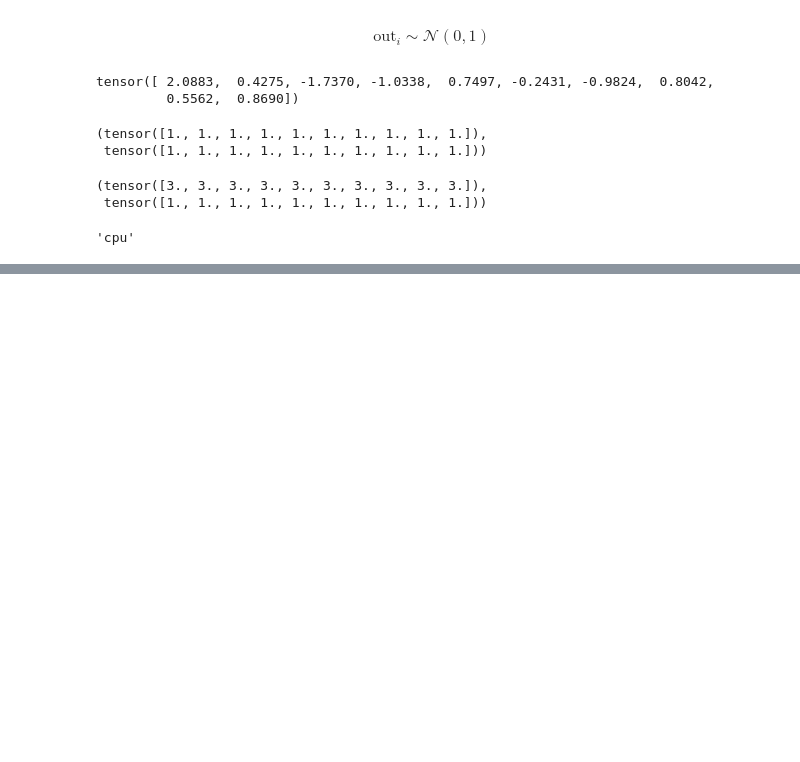
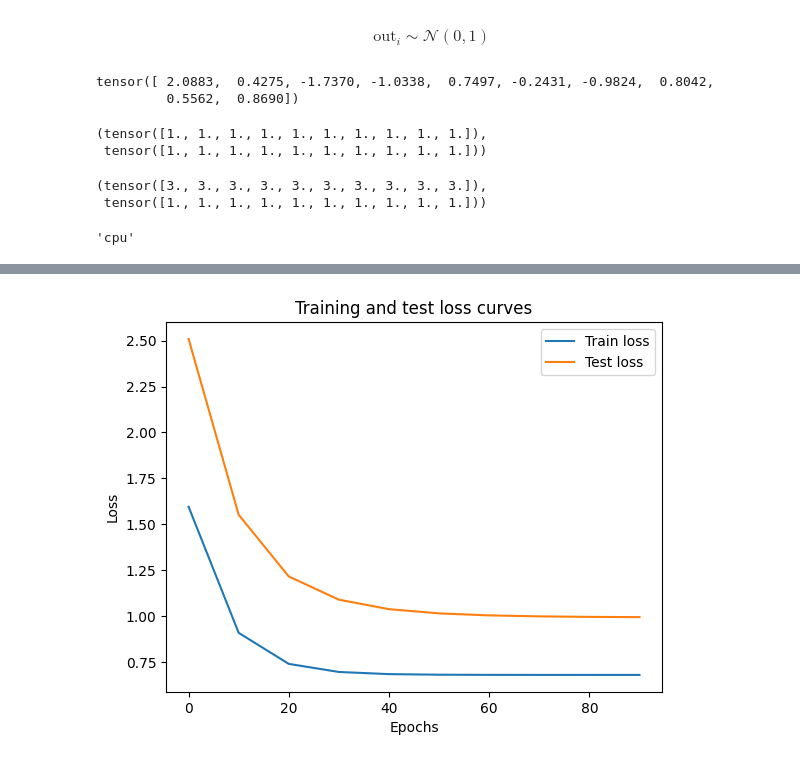
Before and after one commit to MOISECHRIST/PyTorch_Tutorial, a Jupyter notebook: Introduction to PyTorch/Introduction_PyTorch.ipynb, the cells around one changed output, grey strips where cells are left out. Cells and saved outputs as stored; diff of their text form; code cells hidden in the pictures; blank space fills up the shorter version.

```diff
--- a/Introduction to PyTorch/Introduction_PyTorch.ipynb
+++ b/Introduction to PyTorch/Introduction_PyTorch.ipynb
@@ -444,0 +555,37 @@ device
+# %%
+epochs = 100
+train_loss_values = []
+test_loss_values = []
+epoch_count = []
+
+for epoch in range(epochs):
+    # Set model in train mode
+    model_0.train()
+    # Forward pass
+    Y_hat = model_0(X_train)
+
+    # Loss of prediction on train set
+    train_loss = loss_func(Y_train, Y_hat)
+
+    # Reset gradient to zero
+    optimizer.zero_grad()
+
+    # Backward pass
+    train_loss.backward()
+
+    # Optimization
+    optimizer.step()
+
+    # Set model in evaluation mode
+    model_0.eval()
+
+    with torch.inference_mode():
+        y_pred = model_0(X_test)
+        test_loss = loss_func(Y_test, y_pred)
+
+        # Print out what's happening
+        if epoch % 10 == 0:
+            epoch_count.append(epoch)
+            train_loss_values.append(train_loss.detach().numpy())
+            test_loss_values.append(test_loss.detach().numpy())
+            print(f"Epoch: {epoch} | MSE Train Loss: {train_loss} | MSE Test Loss: {test_loss} ")
@@ -444,0 +603,9 @@ device
+# %%
+plt.plot(epoch_count, train_loss_values, label="Train loss")
+plt.plot(epoch_count, test_loss_values, label="Test loss")
+plt.title("Training and test loss curves")
+plt.ylabel("Loss")
+plt.xlabel("Epochs")
+plt.legend();
+# %% [output]
+[figure, added]
```
Also changed, not shown: parts of 37 cells of this notebook.
